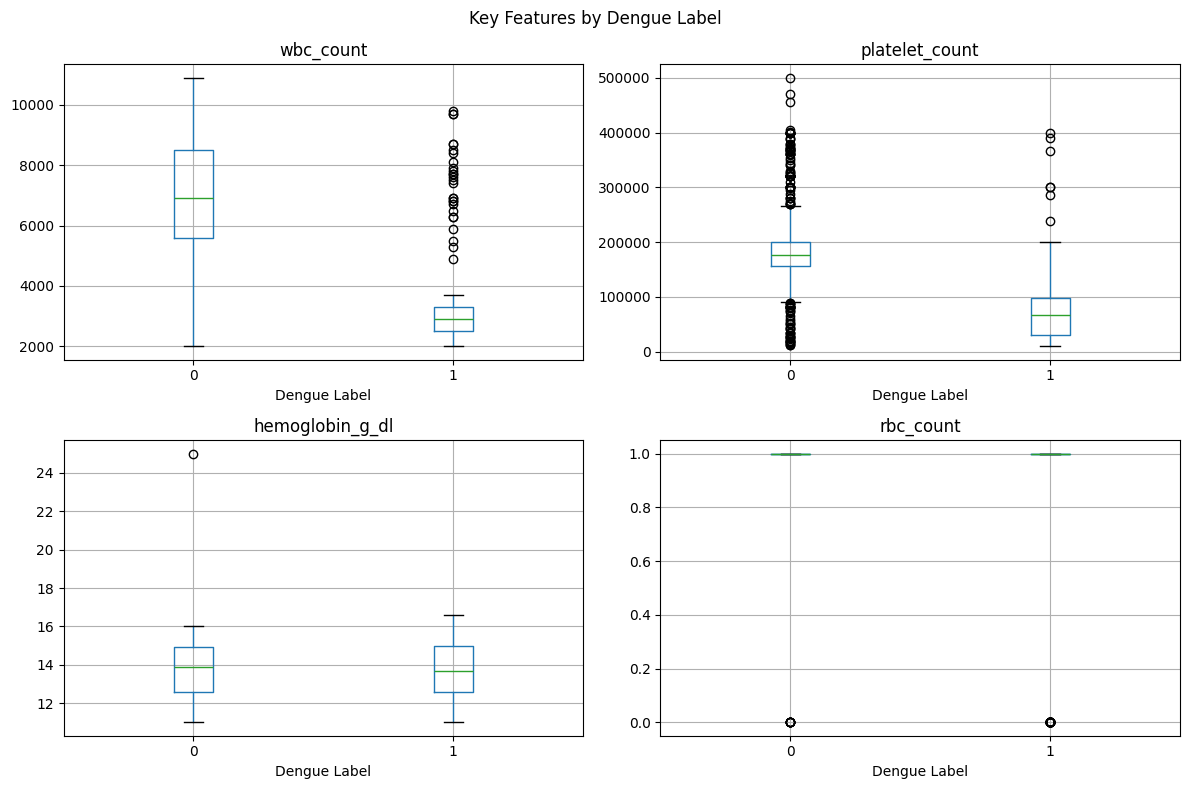
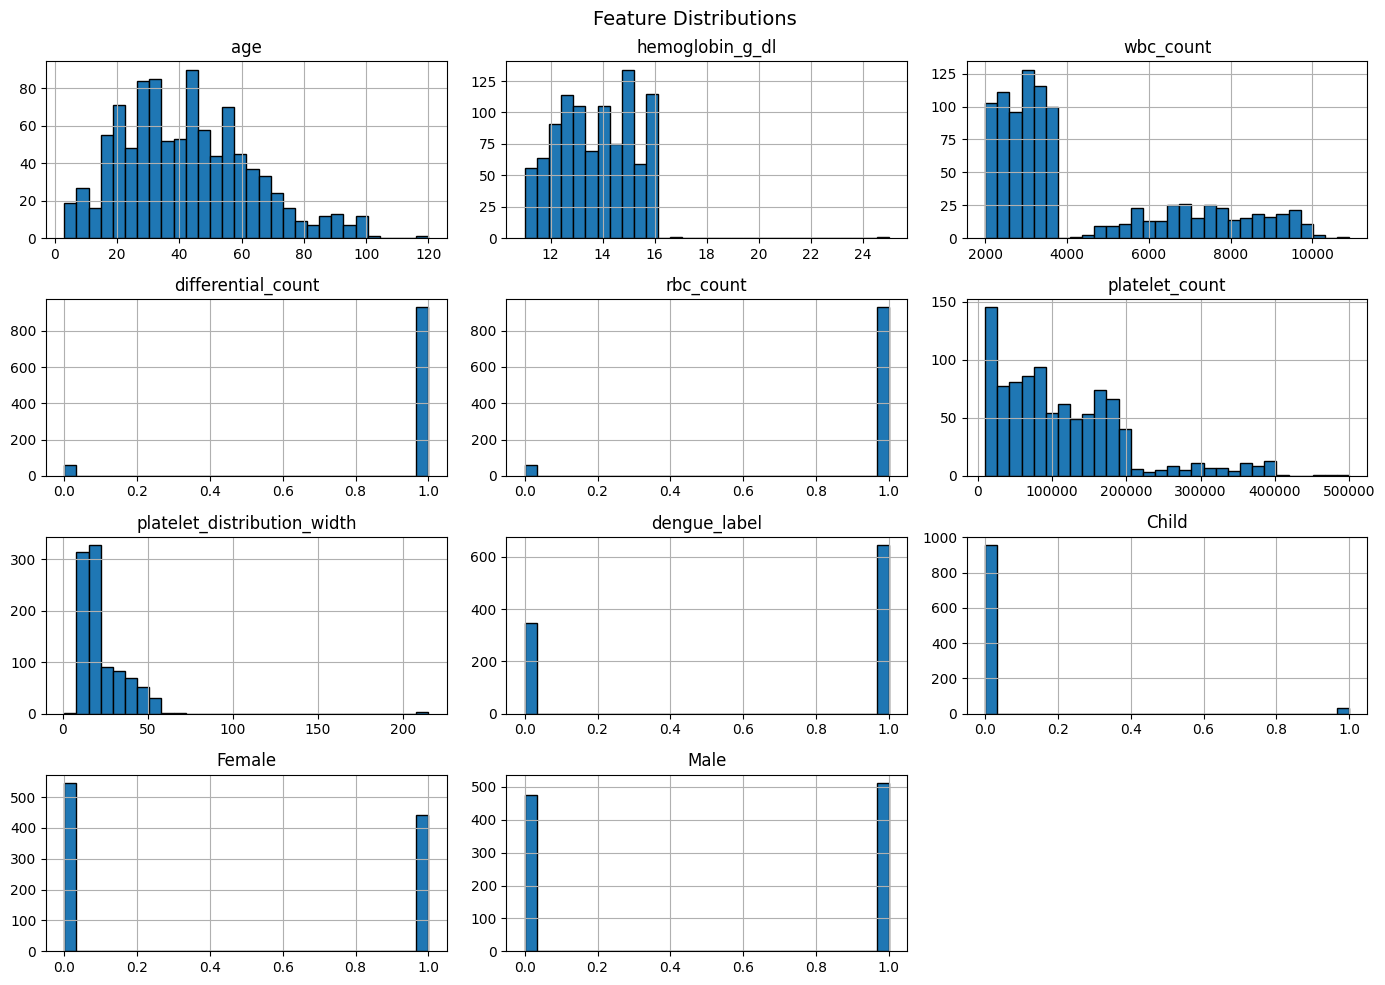
Unified diff of the notebook cell whose output changed from the first chart to the second:
--- before
+++ after
@@ -1,17 +1,13 @@
-# Box plots of key features by dengue label
-
+#Plotting distribution of each variable
 import matplotlib.pyplot as plt
 
-features_to_plot = ['wbc_count', 'platelet_count', 'hemoglobin_g_dl', 'rbc_count']
-fig, axes = plt.subplots(2, 2, figsize=(12, 8))
-axes = axes.flatten()
+dengue.hist(figsize=(14, 10), bins=30, edgecolor='black')
+plt.suptitle('Feature Distributions', fontsize=14)
+plt.tight_layout()
+plt.savefig('feature_distributions.png', dpi=150)
+plt.show()
 
-for ax, feature in zip(axes, features_to_plot):
-    dengue.boxplot(column=feature, by='dengue_label', ax=ax)
-    ax.set_title(feature)
-    ax.set_xlabel('Dengue Label')
-
-plt.suptitle('Key Features by Dengue Label')
-plt.tight_layout()
-plt.savefig('feature_boxplots.png', dpi=150)
-plt.show()
+#Differential count, RBC count are both binary - error in the dataset?
+#WBC count shows an interesting pattern
+#Large cluster between 2000 and 4000, but another wide distribution between 4000 and 10000
+#Could be an indication of dengue in the dataset

Commit: updated conclusion